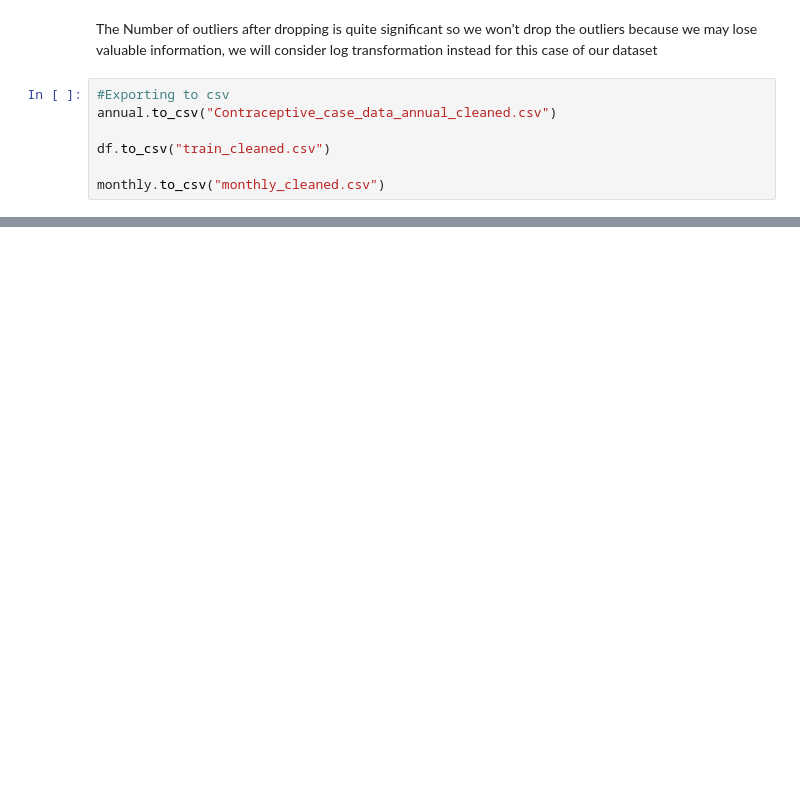
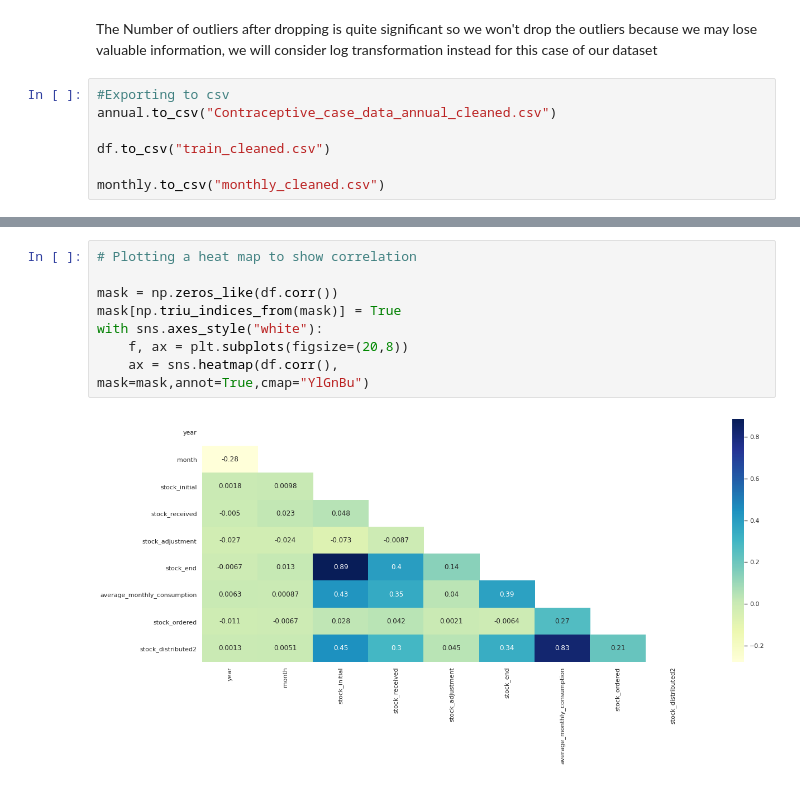
Before and after one commit to Viviankatheu/Future-Contraceptive-Use, a Jupyter notebook: Intelligent_Forecasting_Challenge_Model_Future_Contraceptive__Use_in_Cote_d'Ivoire.ipynb, the cells around one changed output, grey strips where cells are left out. Drawn from its saved outputs; the diff is of its cells as text; blank space fills up the shorter version.

```diff
--- a/Intelligent_Forecasting_Challenge_Model_Future_Contraceptive__Use_in_Cote_d'Ivoire.ipynb
+++ b/Intelligent_Forecasting_Challenge_Model_Future_Contraceptive__Use_in_Cote_d'Ivoire.ipynb
@@ -549,0 +743,11 @@ for i, col_val in enumerate(cols):
+# %%
+# Plotting a heat map to show correlation
+
+mask = np.zeros_like(df.corr())
+mask[np.triu_indices_from(mask)] = True
+with sns.axes_style("white"):
+    f, ax = plt.subplots(figsize=(20,8))
+    ax = sns.heatmap(df.corr(),
+mask=mask,annot=True,cmap="YlGnBu")
+# %% [output]
+[figure, added]
```
Also changed, not shown: parts of 53 cells of this notebook.
